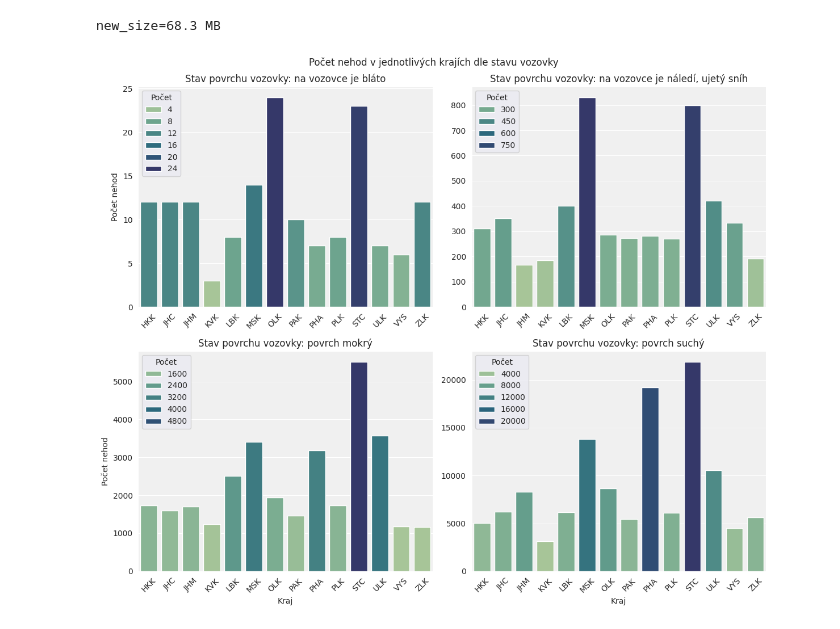
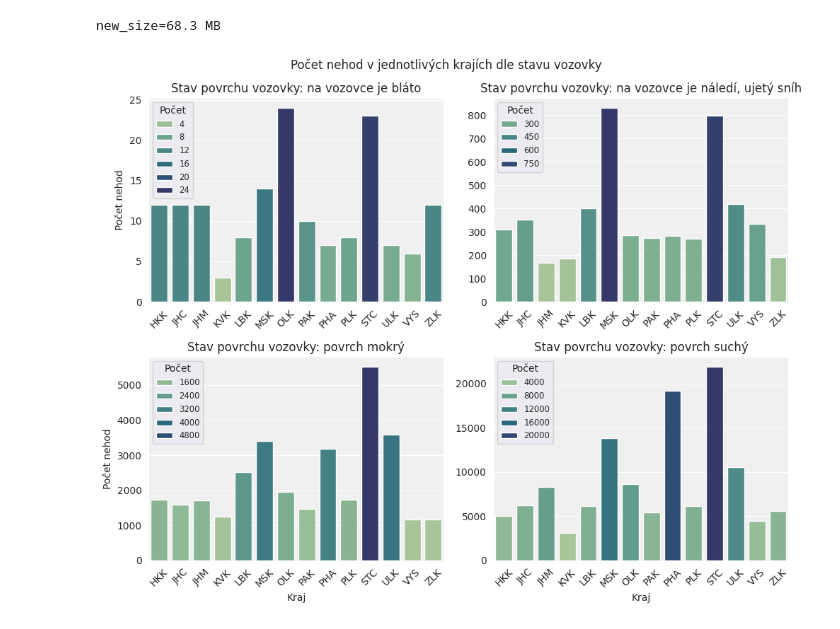
Before and after one commit to antiphyv2/FIT_IZV-PROJ, a Jupyter notebook: partTwo/analysis.ipynb, the cells around one changed output. Drawn from its saved outputs; the diff is of its cells as text; code cells hidden in the pictures.

```diff
--- a/partTwo/analysis.ipynb
+++ b/partTwo/analysis.ipynb
@@ -6,6 +6,12 @@ import numpy as np
 import zipfile
 
 def load_data(filename : str, ds : str) -> pd.DataFrame:
+    """
+    Concatenates specified .xls files from the given zip file and returns them as a single dataframe
+    :param filename: string containing path to the zip file
+    :param ds: string containing the suffix of the files to be processed
+    :return: pandas dataframe containing the concatenated data
+    """
 
     with zipfile.ZipFile(filename, 'r') as zipFile:
 
@@ -33,6 +39,12 @@ def load_data(filename : str, ds : str) -> pd.DataFrame:
 
 
 def parse_data(df: pd.DataFrame, verbose: bool = False) -> pd.DataFrame:
+    """
+    Parses the given dataframe which is cleaned and filtered based on the task description
+    :param df: pandas dataframe to be processed
+    :param verbose: if True prints deep memory usage of the dataframe in megabytes
+    :return: pandas dataframe containing the modified data
+    """
 
     # Define region dictionary for mapping
     regions = {
@@ -42,7 +54,7 @@ def parse_data(df: pd.DataFrame, verbose: bool = False) -> pd.DataFrame:
         18: "LBK", 19: "KVK"
     }
 
-    #Copy the dataframe to avoid SettingWithCopyWarning
+    #Create a new dataframe which is a copy of the original dataframe
     newDf = df.copy()
 
     # Create new column with date in datetime format
@@ -67,6 +79,12 @@ new_size=68.3 MB
 # %%
 def plot_state(df: pd.DataFrame, fig_location: str = None,
                     show_figure: bool = False):
+    """
+    Plots four barplots showing the number of accidents based on road state in each region
+    :param df: pandas dataframe containing the data
+    :param fig_location: string containing the path where the figure should be saved
+    :param show_figure: if True, shows the figure
+    """
 
     # Define road states dictionary for mapping
     roadStates = {
@@ -85,7 +103,7 @@ def plot_state(df: pd.DataFrame, fig_location: str = None,
     roadsWithRegions = df.groupby(["region", "roadStates"]).size().reset_index(name="count")
 
     # Create 2x2 grid of subplots
-    fig, axes = plt.subplots(2, 2, figsize=(12, 10))
+    fig, axes = plt.subplots(2, 2, figsize=(10, 8))
 
     # Flatten the grid to a 1D array for iteration
     axes = axes.flatten()
@@ -118,35 +136,35 @@ def plot_state(df: pd.DataFrame, fig_location: str = None,
         sns.set_style("darkgrid")
         axe.set_facecolor('#f0f0f0')
 
         # Set the legend title and location
-        axe.legend(title="Počet", loc="upper left")
+        axe.legend(title="Počet", loc="upper left", fontsize="small")
 
         # Set the title of the subplot based on road state
         axe.set_title(f'Stav povrchu vozovky: {roadStateList[i]}')
 
         # Rotate x axis labels for better readability
         axe.tick_params(axis='x', rotation=45)
 
         # Set labels for x and y axis based on subplot position
         axe.set_xlabel("Kraj" if i >= 2 else "")
         axe.set_ylabel("Počet nehod" if i % 2 == 0 else "")
 
     # Use tight layout for better spacing
     plt.tight_layout()
 
     # Save the figure if location is provided
     if(fig_location):
         plt.savefig(fig_location)
 
     # If True, show the figure
     if(show_figure):
         plt.show()
 
 
 
 plot_state(df2, "01_state.png")
 # %% [output]
-[figure, old version]
+[figure, new version]
 # %%
 def plot_alcohol(df: pd.DataFrame, df_consequences : pd.DataFrame,
                  fig_location: str = None, show_figure: bool = False):
```
Also changed, not shown: parts of 2 cells of this notebook, 1 other file.
